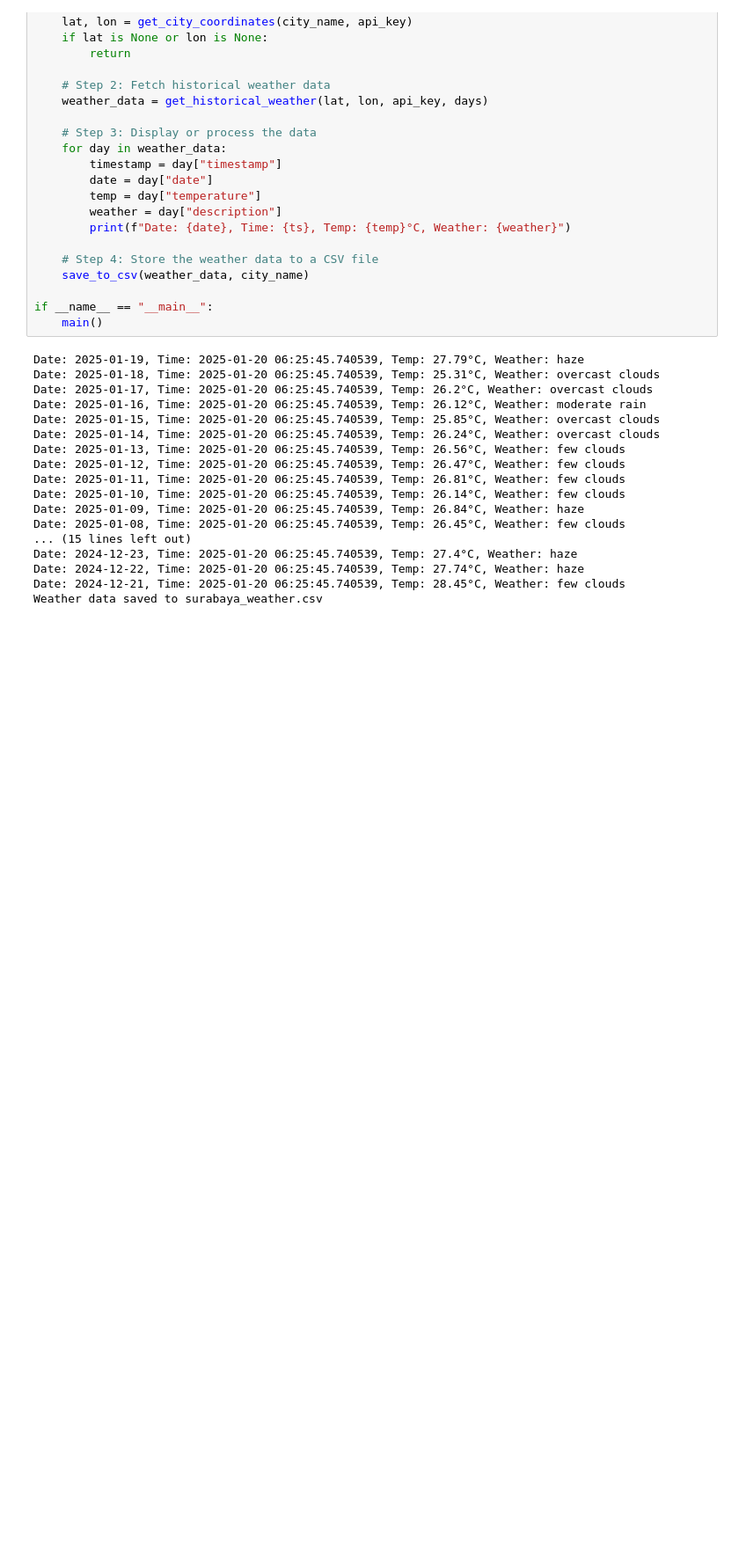
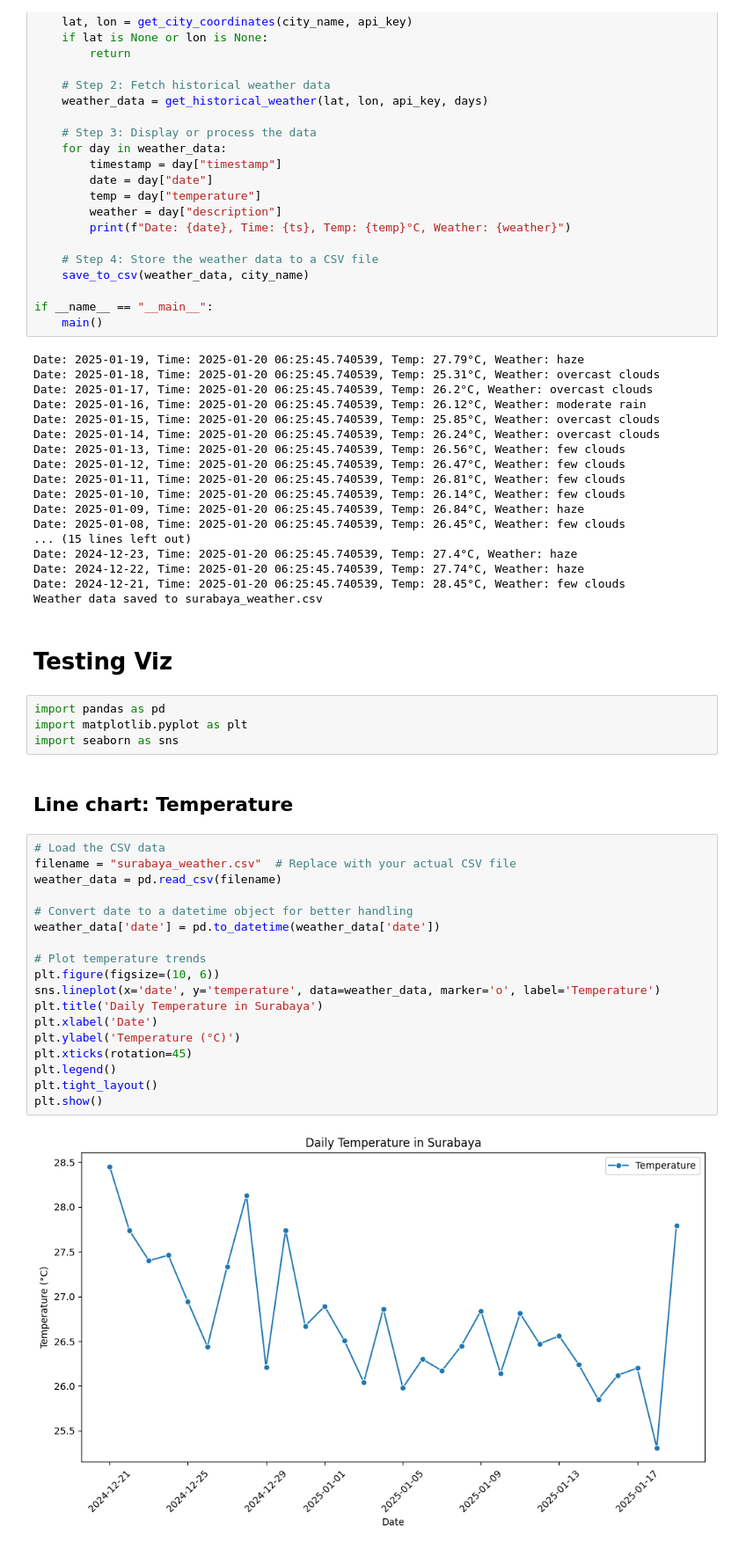
Before and after one commit to sakabmw/weather-dashboard, a Jupyter notebook: test.ipynb, the cells around one changed output. Shown: that part at 88% size. Drawn from its saved outputs; the diff is of its cells as text; blank space fills up the shorter version.

```diff
--- a/test.ipynb
+++ b/test.ipynb
@@ -173,3 +175,31 @@ Date: 2024-12-23, Time: 2025-01-20 06:25:45.740539, Temp: 27.4°C, Weather: haze
 Date: 2024-12-22, Time: 2025-01-20 06:25:45.740539, Temp: 27.74°C, Weather: haze
 Date: 2024-12-21, Time: 2025-01-20 06:25:45.740539, Temp: 28.45°C, Weather: few clouds
 Weather data saved to surabaya_weather.csv
+# %% [markdown]
+# Testing Viz
+# %%
+import pandas as pd
+import matplotlib.pyplot as plt
+import seaborn as sns
+# %% [markdown]
+## Line chart: Temperature
+# %%
+# Load the CSV data
+filename = "surabaya_weather.csv"  # Replace with your actual CSV file
+weather_data = pd.read_csv(filename)
+
+# Convert date to a datetime object for better handling
+weather_data['date'] = pd.to_datetime(weather_data['date'])
+
+# Plot temperature trends
+plt.figure(figsize=(10, 6))
+sns.lineplot(x='date', y='temperature', data=weather_data, marker='o', label='Temperature')
+plt.title('Daily Temperature in Surabaya')
+plt.xlabel('Date')
+plt.ylabel('Temperature (°C)')
+plt.xticks(rotation=45)
+plt.legend()
+plt.tight_layout()
+plt.show()
+# %% [output]
+[figure, added]
```
Also changed, not shown: parts of 4 cells of this notebook.
